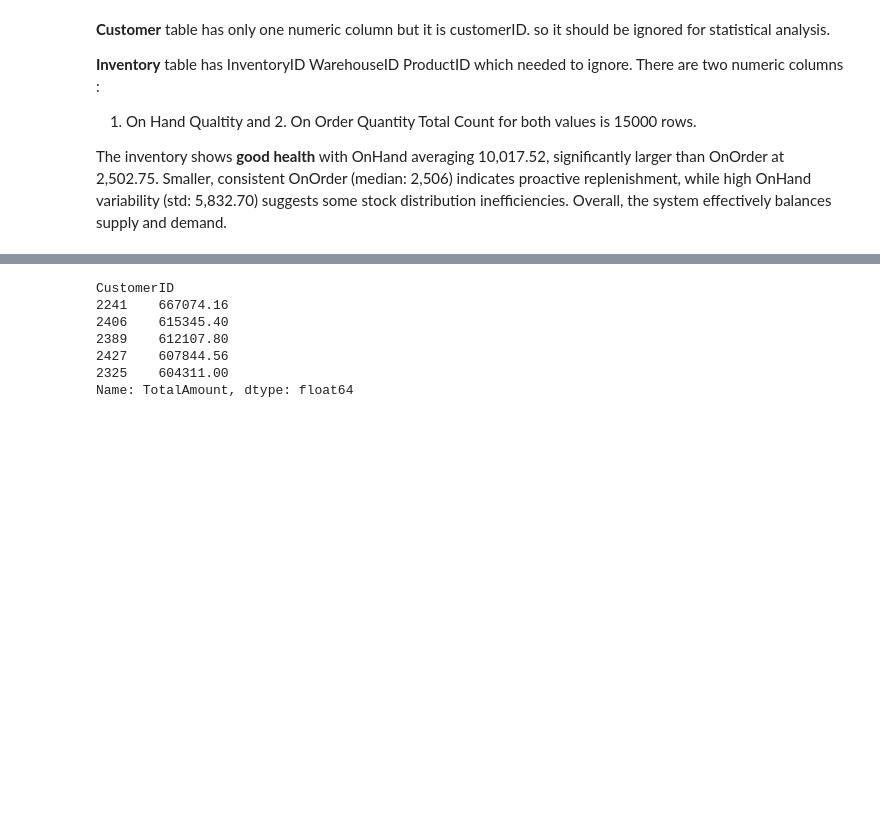
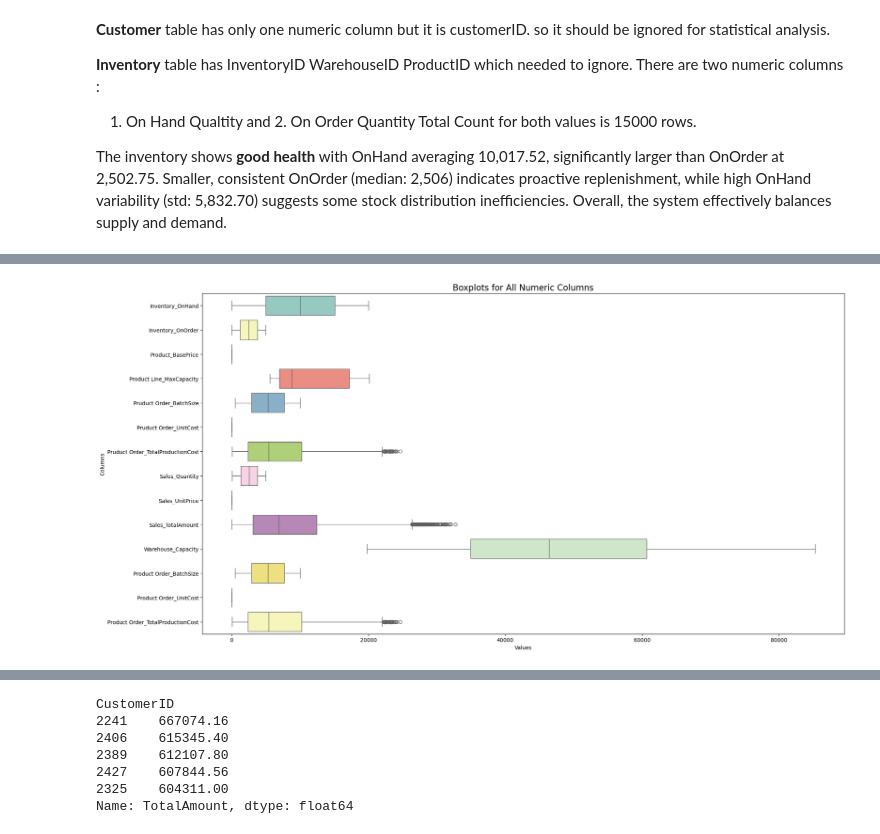
Before and after one commit to myat-thu004/Beverage_Data_Analysis, a Jupyter notebook: Exploratory_Beverage.ipynb, the cells around one changed output, grey strips where cells are left out. Saved outputs shown, nothing was run; the diff lists cells and outputs as text; code cells hidden in the pictures; blank space fills up the shorter version.

```diff
--- a/Exploratory_Beverage.ipynb
+++ b/Exploratory_Beverage.ipynb
@@ -343,0 +345,27 @@ TotalProductionCost   0.651136  0.666590             1.000000
+# %%
+numeric_dfs = []
+
+# Iterate through all DataFrames
+for name, df in dataframes.items():
+    # Select numeric columns, excluding those containing 'ID'
+    numeric_cols = df.select_dtypes(include=['int64', 'float64'])
+    numeric_cols = numeric_cols.loc[:, ~numeric_cols.columns.str.contains('ID', case=False)]
+    if not numeric_cols.empty:
+        numeric_dfs.append(numeric_cols)
+
+# Concatenate all numeric DataFrames
+df_num = pd.concat(numeric_dfs, axis=1)
+
+# Ensure column names are unique
+df_num.columns = [f"{name}_{col}" for name, df in dataframes.items() for col in df.select_dtypes(include=['int64', 'float64']).columns if 'ID' not in col]
+
+# Plot boxplots for all numeric columns
+plt.figure(figsize=(20, 10))
+sns.boxplot(data=df_num, orient='h', palette='Set3')
+plt.title('Boxplots for All Numeric Columns', fontsize=16)
+plt.xlabel('Values')
+plt.ylabel('Columns')
+plt.tight_layout()
+plt.show()
+# %% [output]
+[figure, added]
```
Also changed, not shown: parts of 20 cells of this notebook, 9 other files.
